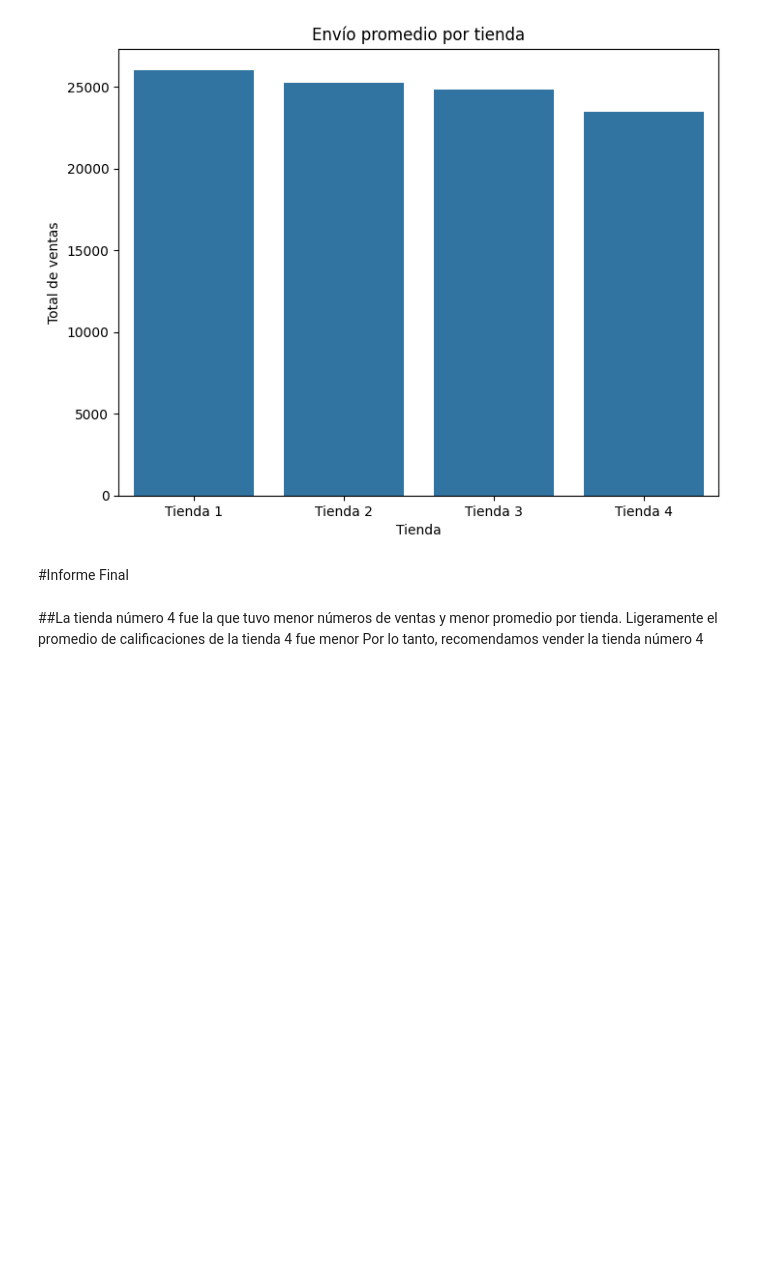
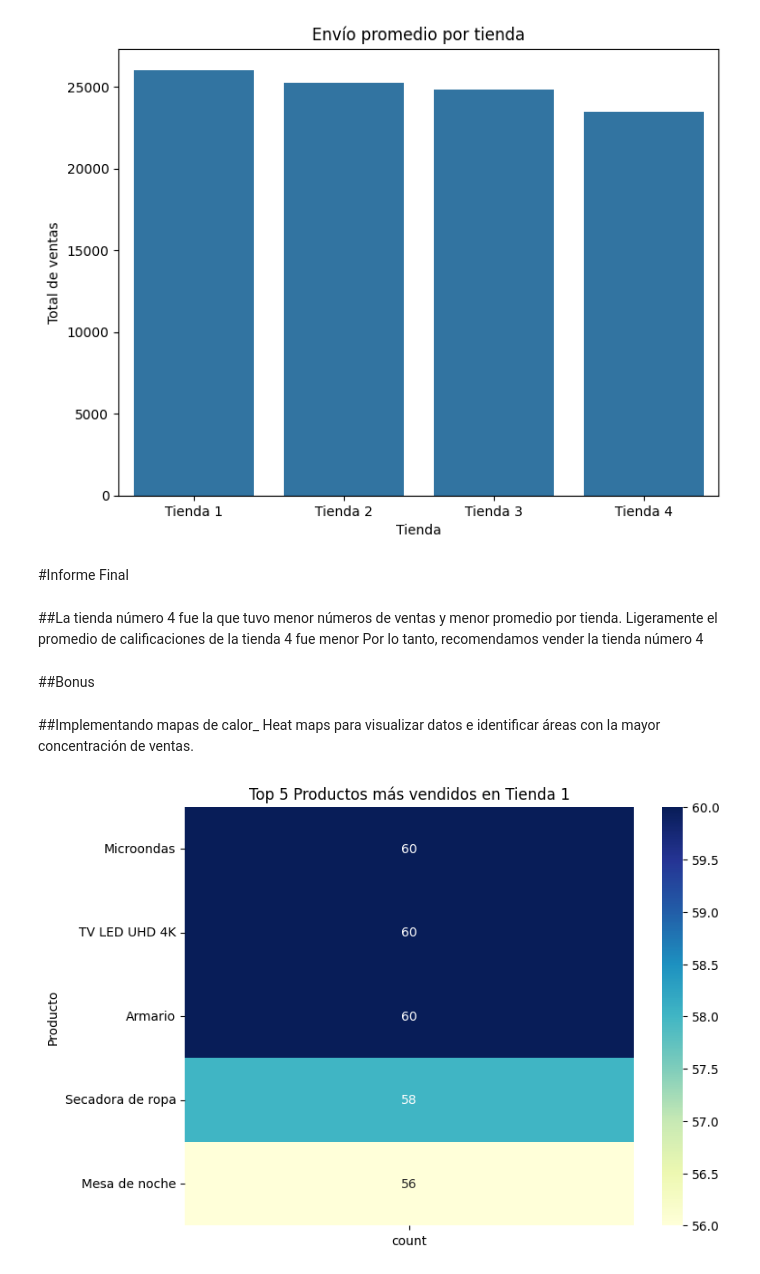
Before and after one commit to Aldo380/AuluraStoreChallenge, a Jupyter notebook: AluraStoreLatam.ipynb, the cells around one changed output. Saved outputs shown, nothing was run; the diff lists cells and outputs as text; code cells hidden in the pictures; blank space fills up the shorter version.

```diff
--- a/AluraStoreLatam.ipynb
+++ b/AluraStoreLatam.ipynb
@@ -358,3 +358,15 @@ plt.show()
 #Informe Final
 # %% [markdown]
 ##La tienda número 4 fue la que tuvo menor números de ventas y menor promedio por tienda. Ligeramente el promedio de calificaciones de la tienda 4 fue menor Por lo tanto, recomendamos vender la tienda número 4
+# %% [markdown]
+##Bonus
+# %% [markdown]
+##Implementando mapas de calor_ Heat maps para visualizar datos e identificar áreas con la mayor concentración de ventas.
+# %%
+
+plt.figure(figsize=(8, 6))
+sns.heatmap(pd.DataFrame(mas_vendidos1).head(), annot=True, cmap="YlGnBu")  # Convert to DataFrame for heatmap
+plt.title('Top 5 Productos más vendidos en Tienda 1')
+plt.show()
+# %% [output]
+[figure, added]
```
Also changed, not shown: parts of 4 cells of this notebook.
